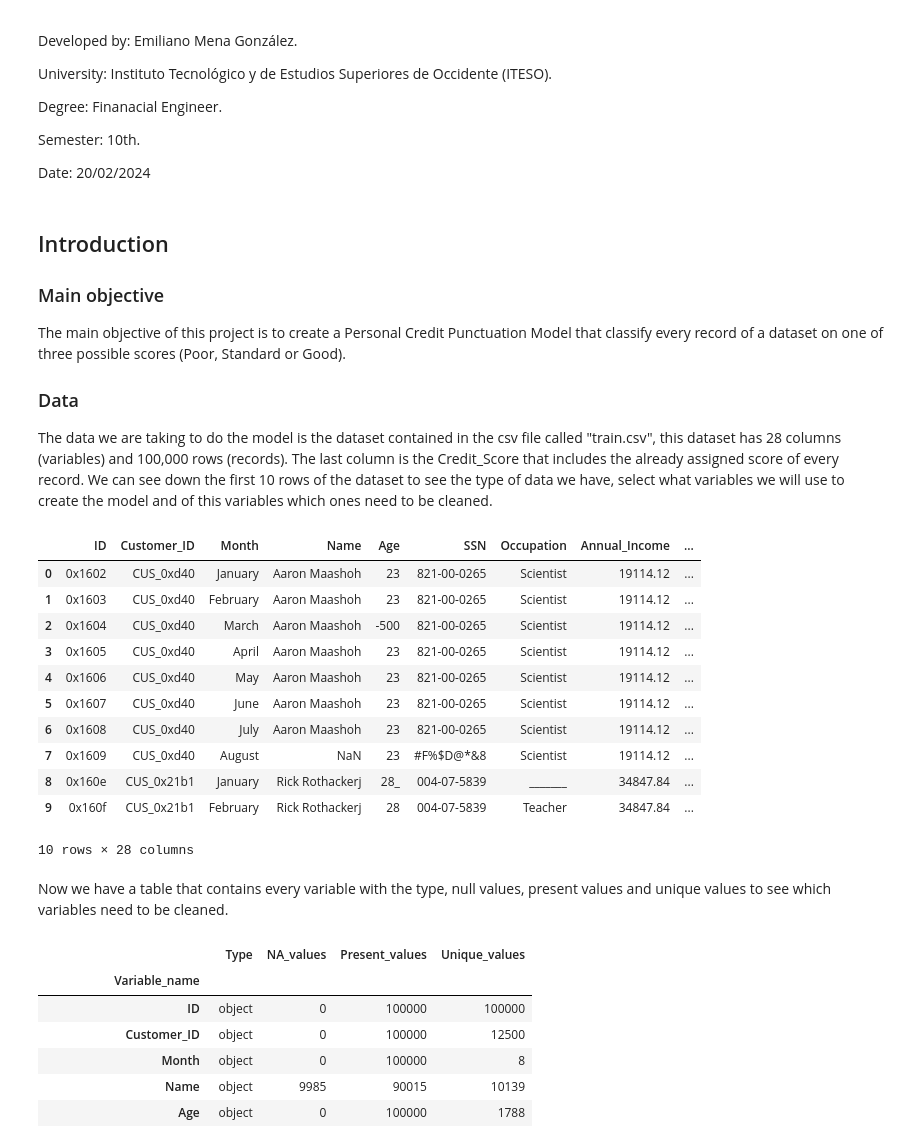
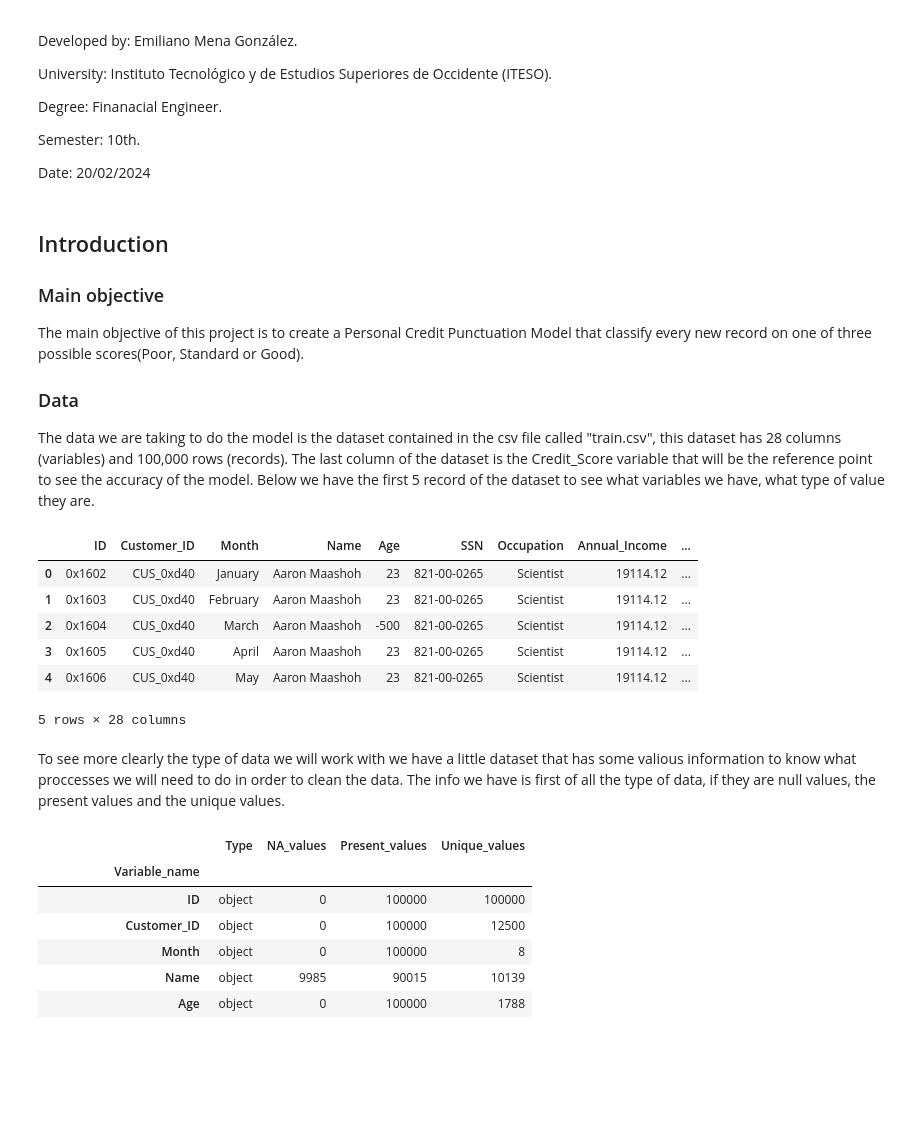
Before and after one commit to EmilianoMena/Credit_Punctuation_Model, a Jupyter notebook: notebook.ipynb, the cells around one changed output. Saved outputs shown, nothing was run; the diff lists cells and outputs as text; code cells hidden in the pictures; blank space fills up the shorter version.

Commit message:
Notebook
Add infortmation to the notebook of the model and actualize the model.

```diff
--- a/notebook.ipynb
+++ b/notebook.ipynb
@@ -16,26 +16,21 @@ import main as m
 # %% [markdown]
 ## Introduction
 ### Main objective
-The main objective of this project is to create a Personal Credit Punctuation Model that classify every record of a dataset on one of three possible scores (Poor, Standard or Good).
+The main objective of this project is to create a Personal Credit Punctuation Model that classify every new record on one of three possible scores(Poor, Standard or Good).
 ### Data
-The data we are taking to do the model is the dataset contained in the csv file called "train.csv", this dataset has 28 columns (variables) and 100,000 rows (records). The last column is the Credit_Score that includes the already assigned score of every record. We can see down the first 10 rows of the dataset to see the type of data we have, select what variables we will use to create the model and of this variables which ones need to be cleaned.
+The data we are taking to do the model is the dataset contained in the csv file called "train.csv", this dataset has 28 columns (variables) and 100,000 rows (records). The last column of the dataset is the Credit_Score variable that will be the reference point to see the accuracy of the model. Below we have the first 5 record of the dataset to see what variables we have, what type of value they are.
 # %%
-m.df.head(10)
+m.df.head(5)
 # %% [output]
 |  | ID | Customer_ID | Month | Name | Age | SSN | Occupation | Annual_Income | ... |
 | 0 | 0x1602 | CUS_0xd40 | January | Aaron Maashoh | 23 | 821-00-0265 | Scientist | 19114.12 | ... |
 | 1 | 0x1603 | CUS_0xd40 | February | Aaron Maashoh | 23 | 821-00-0265 | Scientist | 19114.12 | ... |
 | 2 | 0x1604 | CUS_0xd40 | March | Aaron Maashoh | -500 | 821-00-0265 | Scientist | 19114.12 | ... |
 | 3 | 0x1605 | CUS_0xd40 | April | Aaron Maashoh | 23 | 821-00-0265 | Scientist | 19114.12 | ... |
 | 4 | 0x1606 | CUS_0xd40 | May | Aaron Maashoh | 23 | 821-00-0265 | Scientist | 19114.12 | ... |
-| 5 | 0x1607 | CUS_0xd40 | June | Aaron Maashoh | 23 | 821-00-0265 | Scientist | 19114.12 | ... |
-| 6 | 0x1608 | CUS_0xd40 | July | Aaron Maashoh | 23 | 821-00-0265 | Scientist | 19114.12 | ... |
-| 7 | 0x1609 | CUS_0xd40 | August | NaN | 23 | #F%$D@*&8 | Scientist | 19114.12 | ... |
-| 8 | 0x160e | CUS_0x21b1 | January | Rick Rothackerj | 28_ | 004-07-5839 | _______ | 34847.84 | ... |
-| 9 | 0x160f | CUS_0x21b1 | February | Rick Rothackerj | 28 | 004-07-5839 | Teacher | 34847.84 | ... |
-10 rows × 28 columns
+5 rows × 28 columns
-# %% [markdown]
-Now we have a table that contains every variable with the type, null values, present values and unique values to see which variables need to be cleaned.
+# %% [markdown]
+To see more clearly the type of data we will work with we have a little dataset that has some valious information to know what proccesses we will need to do in order to clean the data. The info we have is first of all the type of data, if they are null values, the present values and the unique values.
 # %%
 m.data_info
 # %% [output]
```
Also changed, not shown: parts of 8 cells of this notebook, 3 other files.
